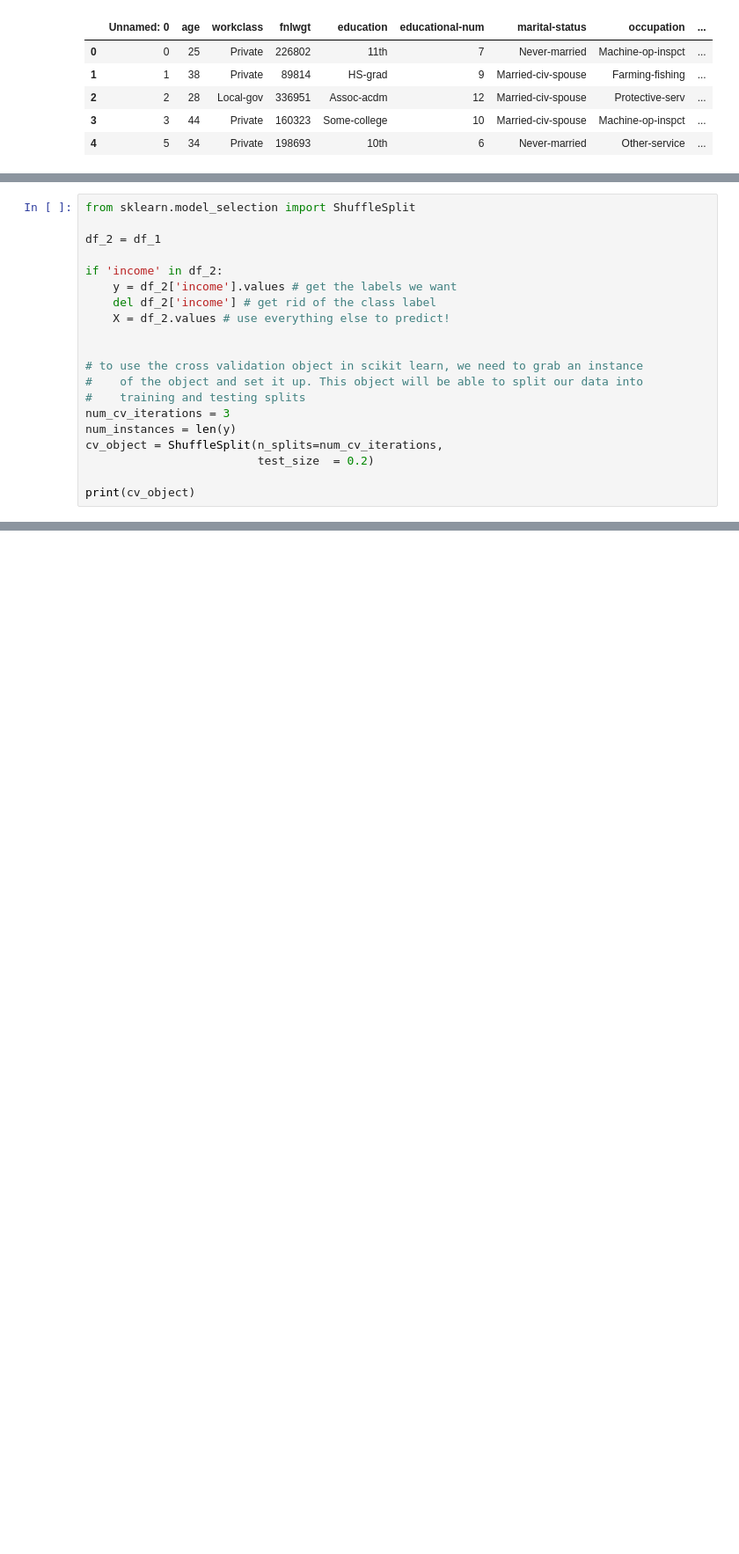
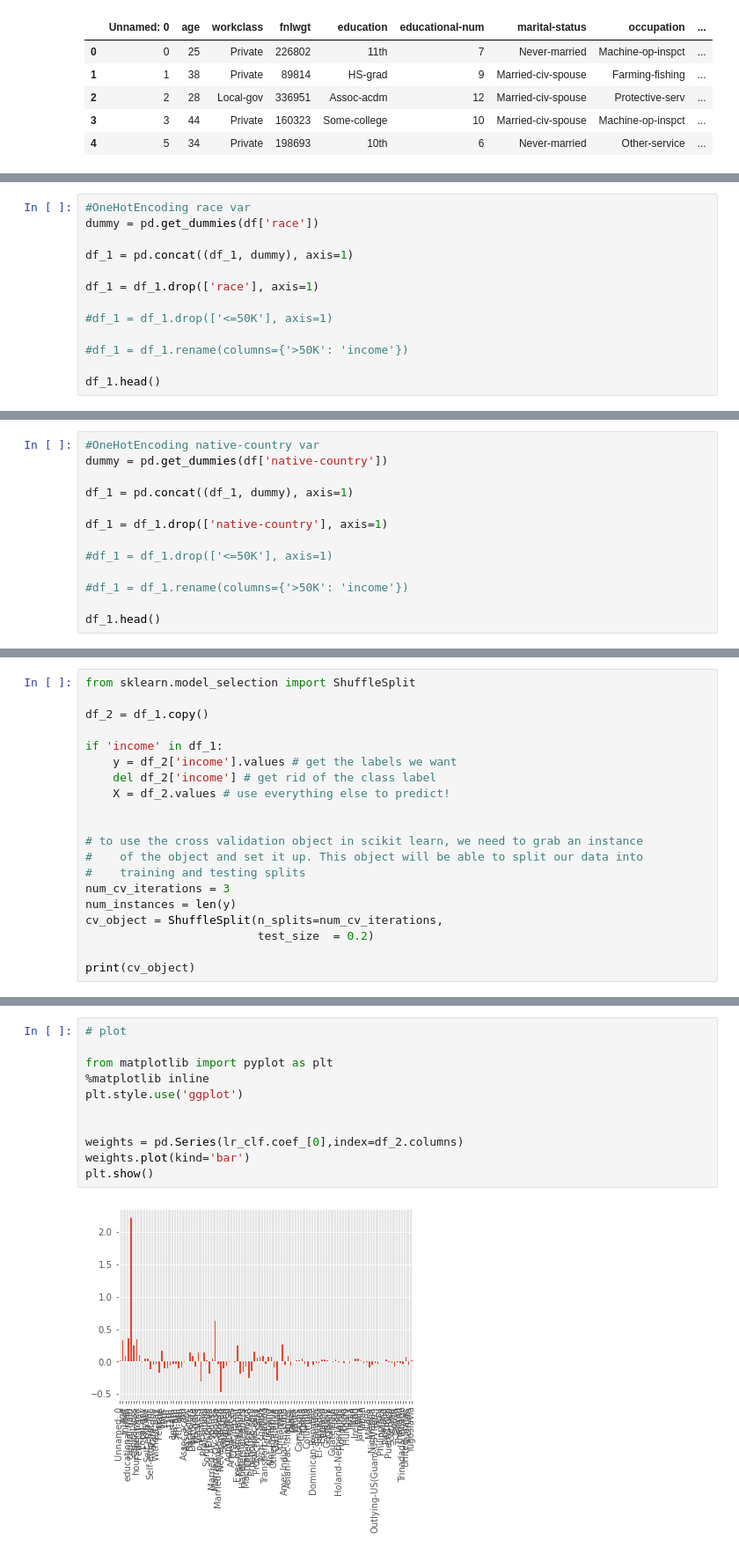
Before and after one commit to j-dominguez9/ML1_Proj1, a Jupyter notebook: Mini_lab1/LogReg_and_SVM.ipynb, the cells around one changed output, grey strips where cells are left out. Shown at 88% size. Saved outputs shown, nothing was run; the diff lists cells and outputs as text; blank space fills up the shorter version.

```diff
--- a/Mini_lab1/LogReg_and_SVM.ipynb
+++ b/Mini_lab1/LogReg_and_SVM.ipynb
@@ -70,0 +183,13 @@ df_1.head()
+# %%
+#OneHotEncoding race var
+dummy = pd.get_dummies(df['race'])
+
+df_1 = pd.concat((df_1, dummy), axis=1)
+
+df_1 = df_1.drop(['race'], axis=1)
+
+#df_1 = df_1.drop(['<=50K'], axis=1)
+
+#df_1 = df_1.rename(columns={'>50K': 'income'})
+
+df_1.head()
@@ -70,0 +204,13 @@ df_1.head()
+# %%
+#OneHotEncoding native-country var
+dummy = pd.get_dummies(df['native-country'])
+
+df_1 = pd.concat((df_1, dummy), axis=1)
+
+df_1 = df_1.drop(['native-country'], axis=1)
+
+#df_1 = df_1.drop(['<=50K'], axis=1)
+
+#df_1 = df_1.rename(columns={'>50K': 'income'})
+
+df_1.head()
@@ -71,9 +245,9 @@ df_1.head()
 # %%
 from sklearn.model_selection import ShuffleSplit
 
-df_2 = df_1
+df_2 = df_1.copy()
 
-if 'income' in df_2:
+if 'income' in df_1:
     y = df_2['income'].values # get the labels we want
     del df_2['income'] # get rid of the class label
     X = df_2.values # use everything else to predict!
@@ -92,0 +377,13 @@ SyntaxError: invalid syntax (4174031969.py, line 1)
+# %%
+# plot
+
+from matplotlib import pyplot as plt
+%matplotlib inline
+plt.style.use('ggplot')
+
+
+weights = pd.Series(lr_clf.coef_[0],index=df_2.columns)
+weights.plot(kind='bar')
+plt.show()
+# %% [output]
+[figure, added]
```
Also changed, not shown: parts of 19 cells of this notebook.
